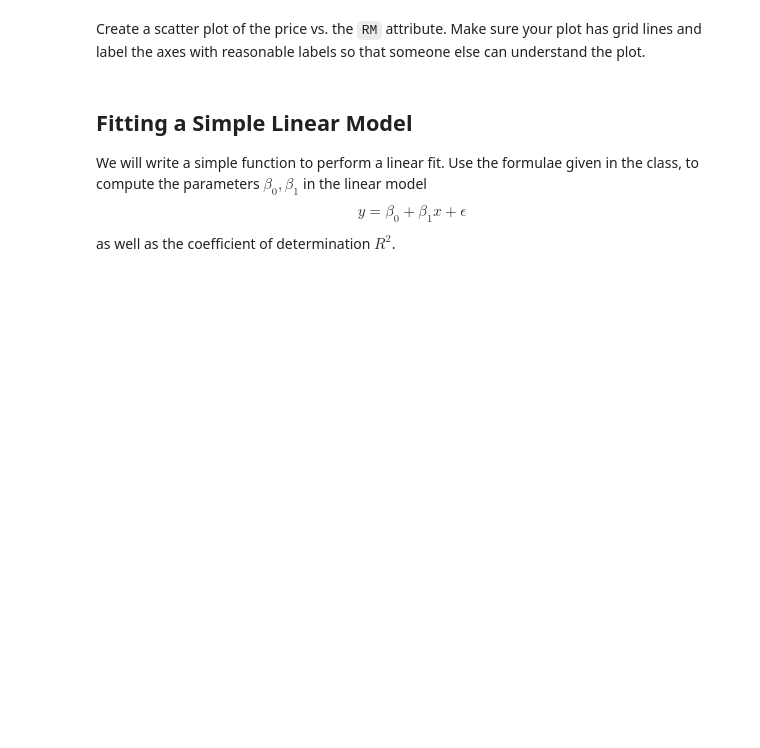
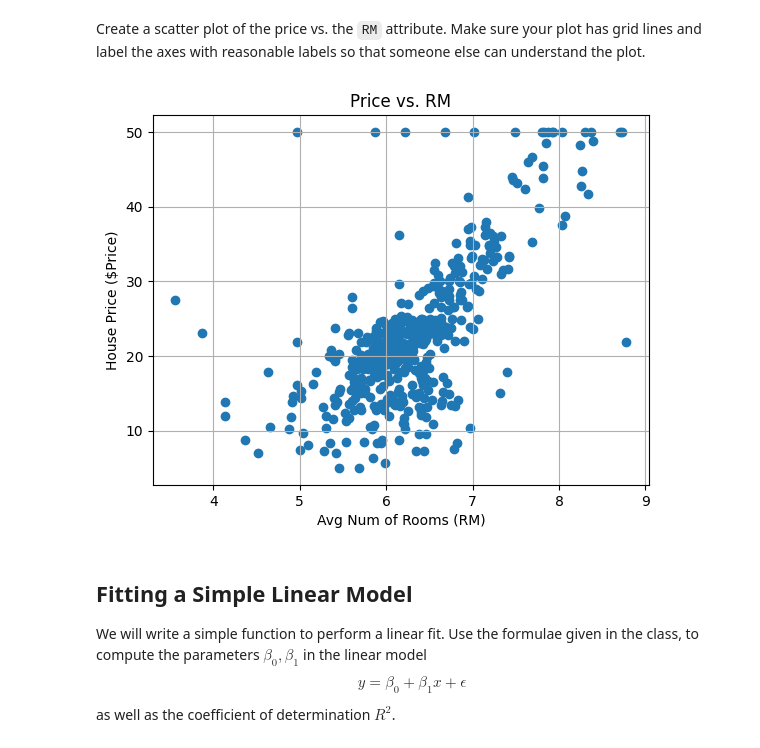
Before and after one commit to Avelez164/Machine-Learning, a Jupyter notebook: lab_housing_partial.ipynb, the cells around one changed output. Drawn from its saved outputs; the diff is of its cells as text; code cells hidden in the pictures; blank space fills up the shorter version.

```diff
--- a/lab_housing_partial.ipynb
+++ b/lab_housing_partial.ipynb
@@ -26,10 +26,11 @@ names =[
     'AGE',  'DIS', 'RAD', 'TAX', 'PTRATIO', 'B', 'LSTAT', 'PRICE'
 ]
 
-df = pd.read_csv('https://archive.ics.uci.edu/ml/machine-learning-databases/housing/housing.data',
-                 delim_whitespace=True,
-                 names=names)
-display(df)
+df = pd.read_csv(
+    "https://archive.ics.uci.edu/ml/machine-learning-databases/housing/housing.data",
+    sep=r'\s+',
+    names=names
+)
 
 # TODO:  Complete the code
 # df = pd.read_csv(...)
@@ -130,3 +137,15 @@ Create a scatter plot of the price vs. the `RM` attribute.  Make sure your plot
+# %%
+# TODO
+x = df['RM'].to_numpy()
+y= df['PRICE'].to_numpy()
+plt.scatter(x,y)
+plt.grid(True)
+plt.xlabel('Avg Num of Rooms (RM)')
+plt.ylabel('House Price ($Price)')
+plt.title('Price vs. RM')
+plt.show()
+# %% [output]
+[figure, added]
 # %% [markdown]
 ## Fitting a Simple Linear Model
 
```
Also changed, not shown: parts of 11 cells of this notebook.
